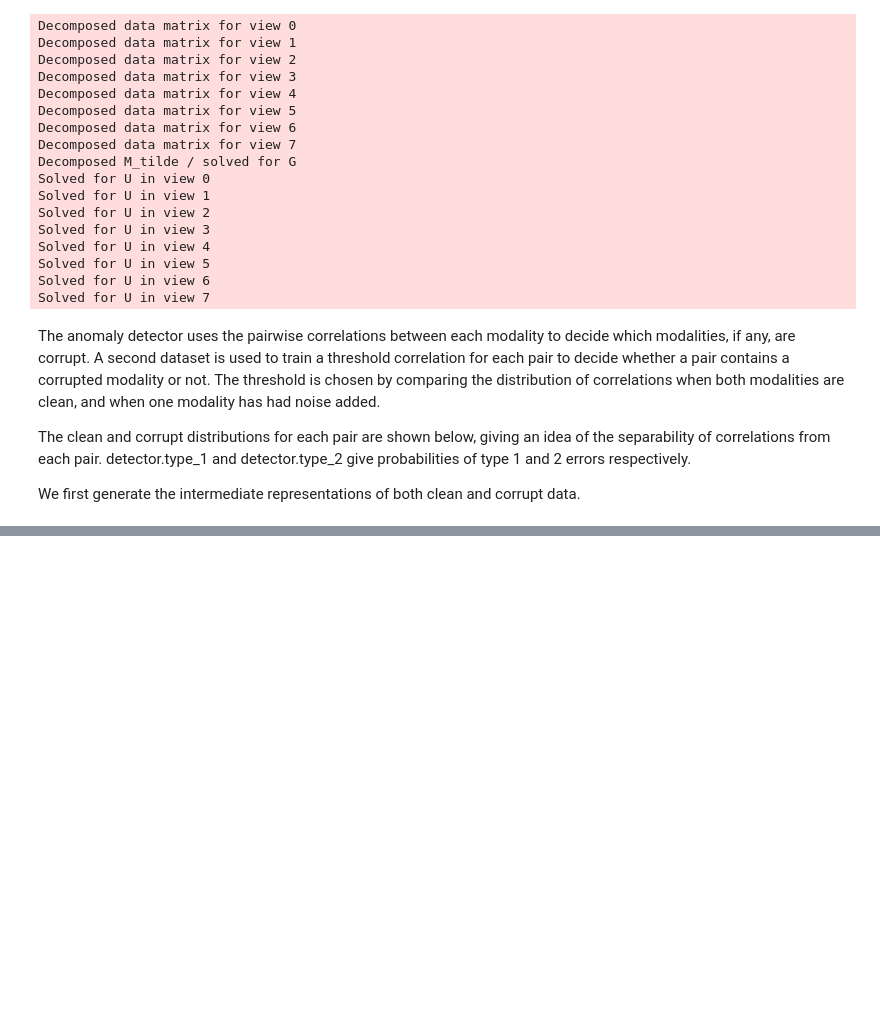
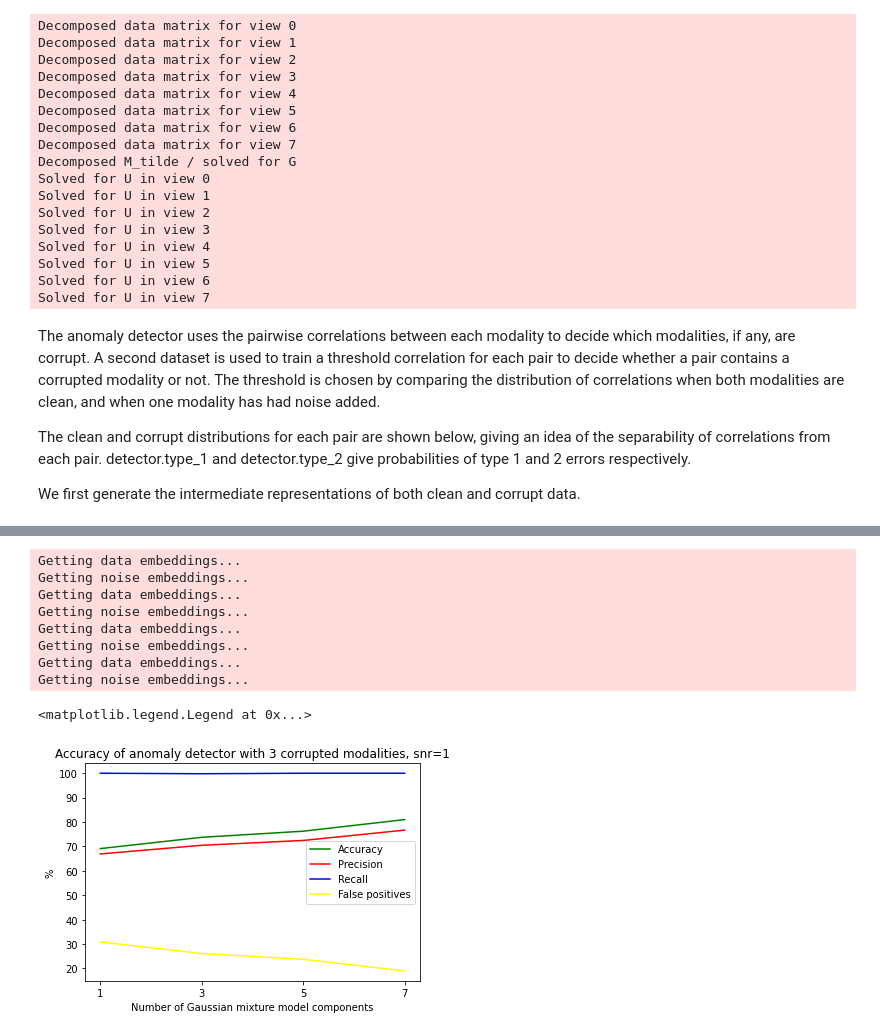
Before and after one commit to chalkywoods/robust-mm, a Jupyter notebook: mm-fit_anomaly_detection.ipynb, the cells around one changed output, grey strips where cells are left out. Cells and saved outputs as stored; diff of their text form; code cells hidden in the pictures; blank space fills up the shorter version.

```diff
--- a/mm-fit_anomaly_detection.ipynb
+++ b/mm-fit_anomaly_detection.ipynb
@@ -280,0 +313,28 @@ array([ 78., 149.,   1.,  12.])
+# %%
+x = range(1,9,2)
+
+gmm_results = test_gmm_components(dataloaders[2], clean_data, x, corrupted=3, snr=1, n=100, grace=2)
+
+fig = plt.figure()
+ax = fig.add_subplot(1, 1, 1)
+ax.set_ylabel('%')
+ax.set_xticks(x)
+ax.set_xlabel('Number of Gaussian mixture model components')
+ax.set_title('Accuracy of anomaly detector with 3 corrupted modalities, snr=1')
+
+plt.plot(x, [100*acc(result) for result in gmm_results], label='Accuracy', c='green')
+plt.plot(x, [100*prec(result) for result in gmm_results], label='Precision', c='red')
+plt.plot(x, [100*rec(result) for result in gmm_results], label='Recall', c='blue')
+plt.plot(x, [100*result[2]/sum(result) for result in gmm_results], label='False positives', c='yellow')
+ax.legend()
+# %% [output]
+Getting data embeddings...
+Getting noise embeddings...
+Getting data embeddings...
+Getting noise embeddings...
+Getting data embeddings...
+Getting noise embeddings...
+Getting data embeddings...
+Getting noise embeddings...
+<matplotlib.legend.Legend at 0x...>
+[figure, added]
```
Also changed, not shown: parts of 13 cells of this notebook, 2 other files.
